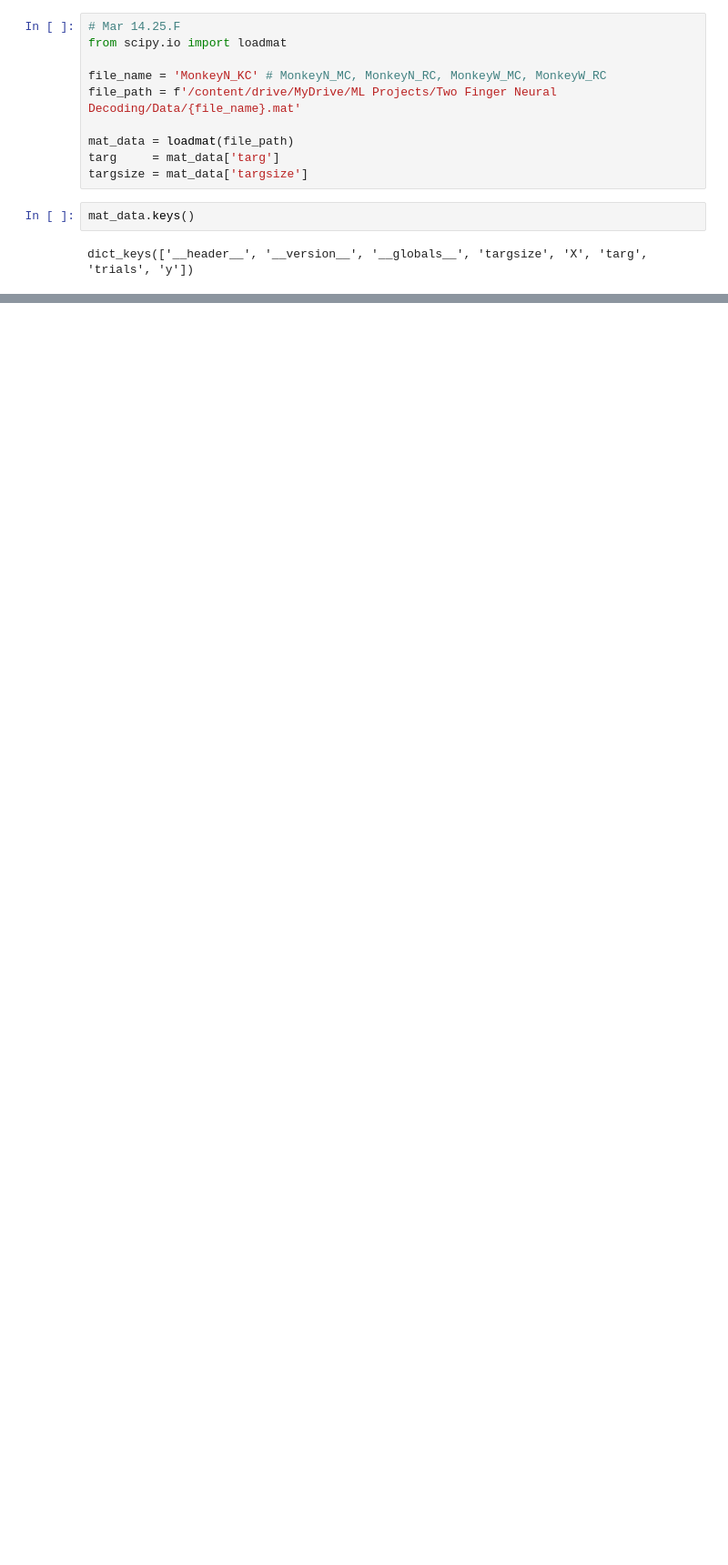
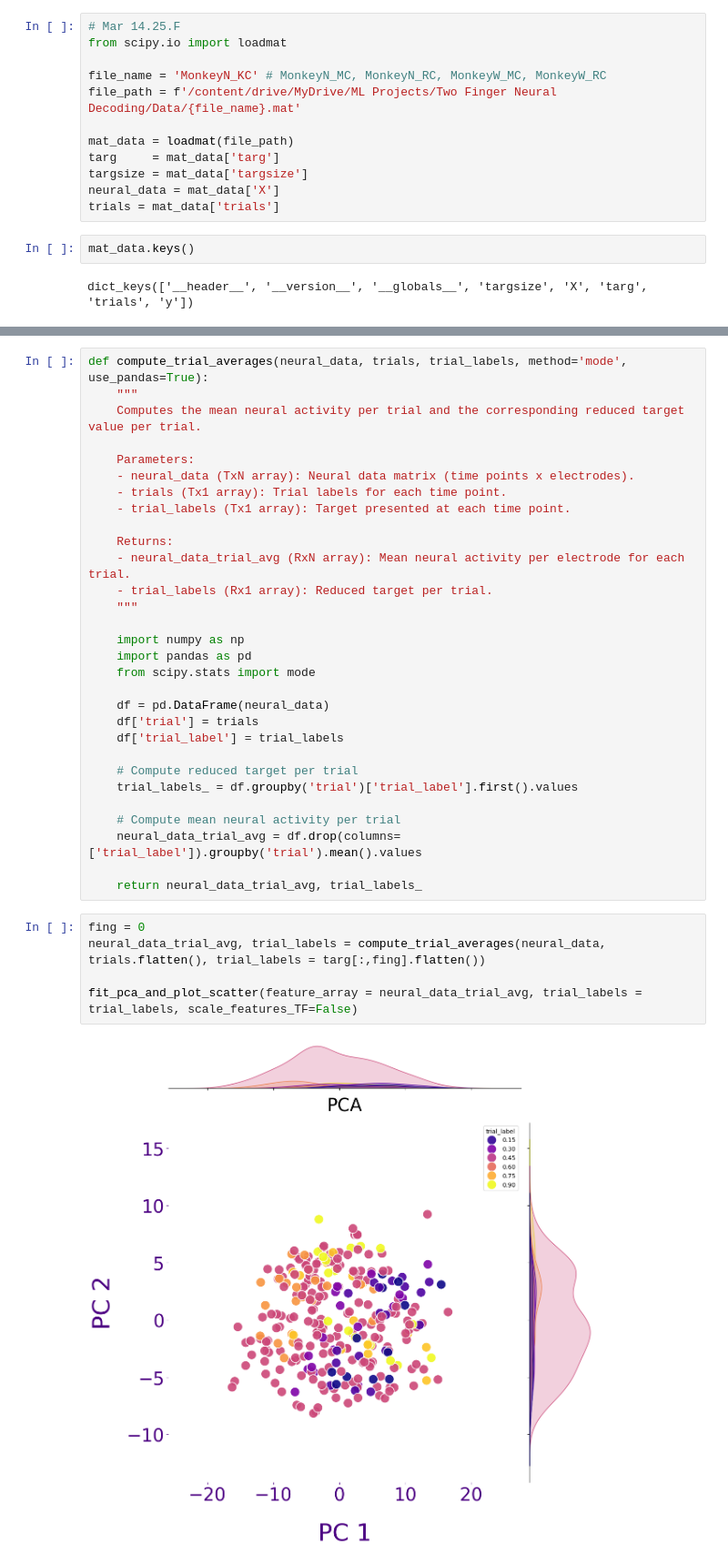
Before and after one commit to cfoli/Kinematic-Decoding-4-BCI-Control, a Jupyter notebook: Two_finger_neural_decoding.ipynb, the cells around one changed output, grey strips where cells are left out. Shown at 91% size. Cells and saved outputs as stored; diff of their text form; blank space fills up the shorter version.

```diff
--- a/Two_finger_neural_decoding.ipynb
+++ b/Two_finger_neural_decoding.ipynb
@@ -10,6 +438,8 @@ file_path = f'/content/drive/MyDrive/ML Projects/Two Finger Neural Decoding/Data
 mat_data = loadmat(file_path)
 targ     = mat_data['targ']
 targsize = mat_data['targsize']
+neural_data = mat_data['X']
+trials = mat_data['trials']
 # %%
 mat_data.keys()
 # %% [output]
@@ -16,0 +516,37 @@ dict_keys(['__header__', '__version__', '__globals__', 'targsize', 'X', 'targ',
+# %%
+def compute_trial_averages(neural_data, trials, trial_labels, method='mode', use_pandas=True):
+    """
+    Computes the mean neural activity per trial and the corresponding reduced target value per trial.
+
+    Parameters:
+    - neural_data (TxN array): Neural data matrix (time points x electrodes).
+    - trials (Tx1 array): Trial labels for each time point.
+    - trial_labels (Tx1 array): Target presented at each time point.
+
+    Returns:
+    - neural_data_trial_avg (RxN array): Mean neural activity per electrode for each trial.
+    - trial_labels (Rx1 array): Reduced target per trial.
+    """
+
+    import numpy as np
+    import pandas as pd
+    from scipy.stats import mode
+
+    df = pd.DataFrame(neural_data)
+    df['trial'] = trials
+    df['trial_label'] = trial_labels
+
+    # Compute reduced target per trial
+    trial_labels_ = df.groupby('trial')['trial_label'].first().values
+
+    # Compute mean neural activity per trial
+    neural_data_trial_avg = df.drop(columns=['trial_label']).groupby('trial').mean().values
+
+    return neural_data_trial_avg, trial_labels_
+# %%
+fing = 0
+neural_data_trial_avg, trial_labels = compute_trial_averages(neural_data, trials.flatten(), trial_labels = targ[:,fing].flatten())
+
+fit_pca_and_plot_scatter(feature_array = neural_data_trial_avg, trial_labels = trial_labels, scale_features_TF=False)
+# %% [output]
+[figure, added]
```
Also changed, not shown: parts of 33 cells of this notebook.
